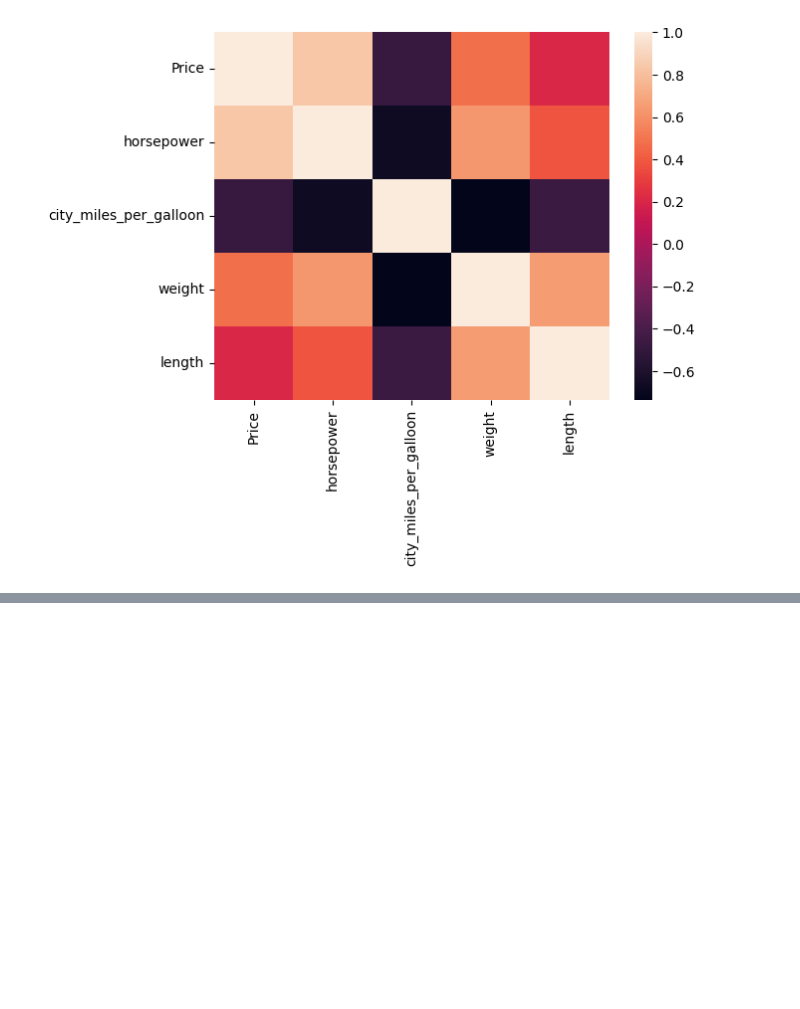
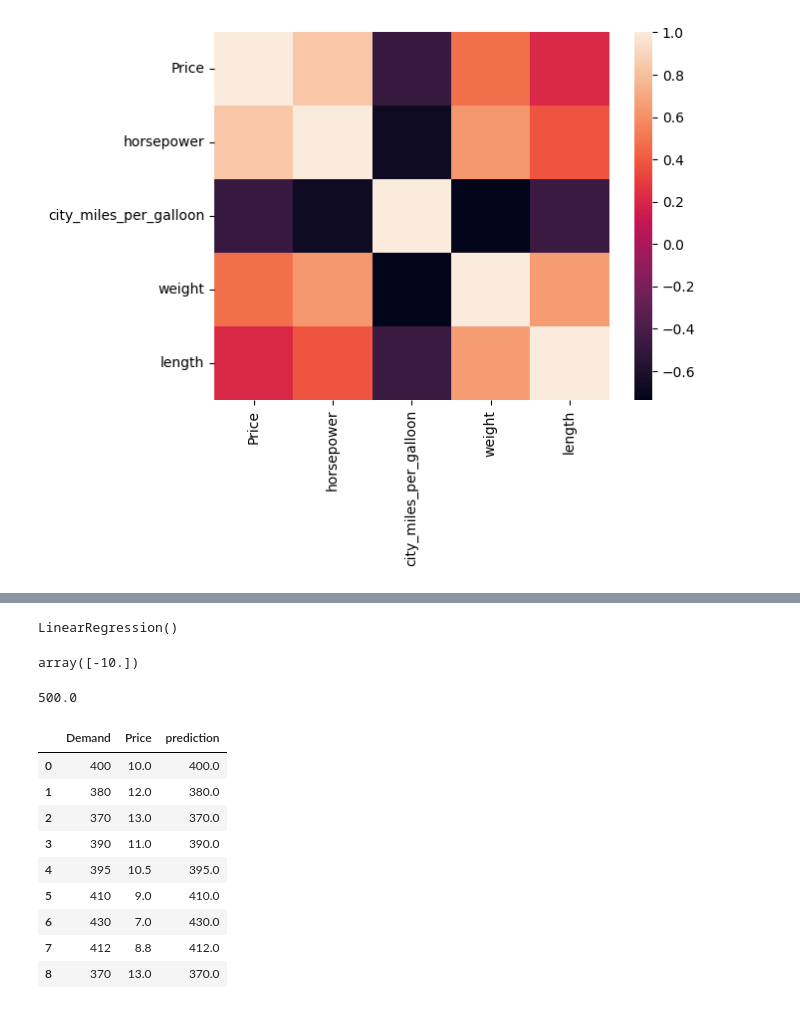
Before and after one commit to BryhanS/supply-chain-data-science-project, a Jupyter notebook: mean/mean.ipynb, the cells around one changed output, grey strips where cells are left out. Cells and saved outputs as stored; diff of their text form; code cells hidden in the pictures; blank space fills up the shorter version.

```diff
--- a/mean/mean.ipynb
+++ b/mean/mean.ipynb
@@ -186,0 +207,2 @@ print(iqr)
+# %%
+pricing = pd.read_excel('pricing.xlsx')
@@ -186,0 +215,4 @@ print(iqr)
+# %%
+x = pricing.Price.values.reshape(-1,1)
+y = pricing.Demand
+x
@@ -186,0 +229,28 @@ print(iqr)
+# %%
+model = LinearRegression()
+# %%
+model.fit(x,y)
+# %% [output]
+LinearRegression()
+# %%
+model.coef_
+# %% [output]
+array([-10.])
+# %%
+model.intercept_
+# %% [output]
+500.0
+# %%
+pricing['prediction'] = model.predict(x)
+pricing
+# %% [output]
+|  | Demand | Price | prediction |
+| 0 | 400 | 10.0 | 400.0 |
+| 1 | 380 | 12.0 | 380.0 |
+| 2 | 370 | 13.0 | 370.0 |
+| 3 | 390 | 11.0 | 390.0 |
+| 4 | 395 | 10.5 | 395.0 |
+| 5 | 410 | 9.0 | 410.0 |
+| 6 | 430 | 7.0 | 430.0 |
+| 7 | 412 | 8.8 | 412.0 |
+| 8 | 370 | 13.0 | 370.0 |
```
Also changed, not shown: parts of 27 cells of this notebook, 1 other file.
